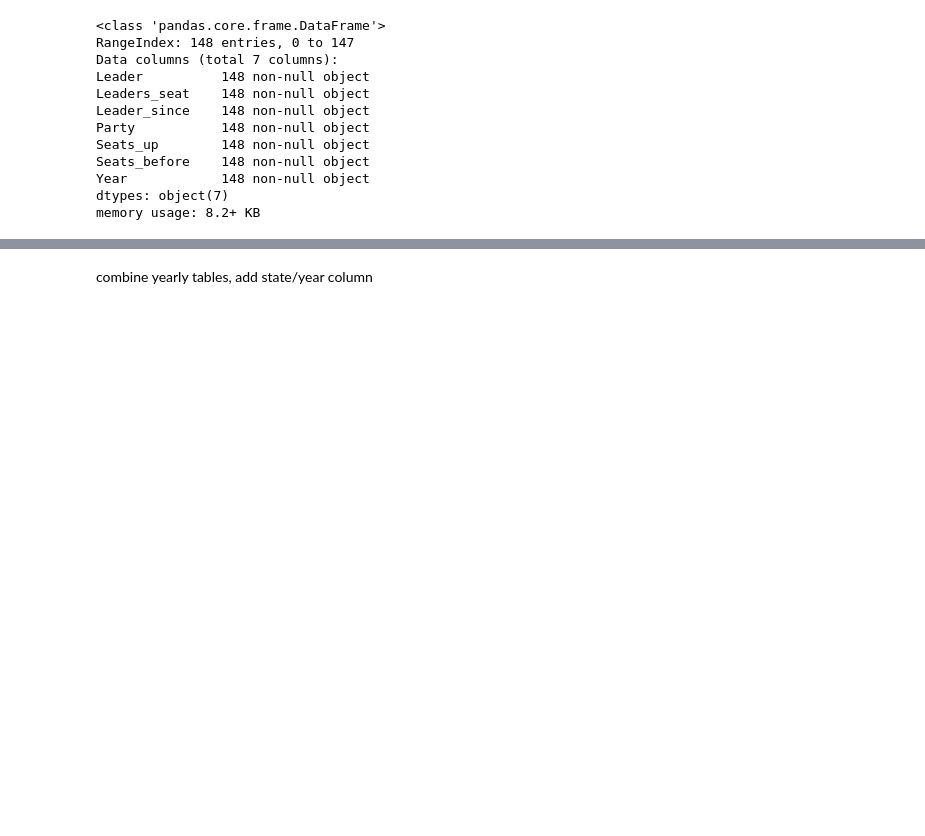
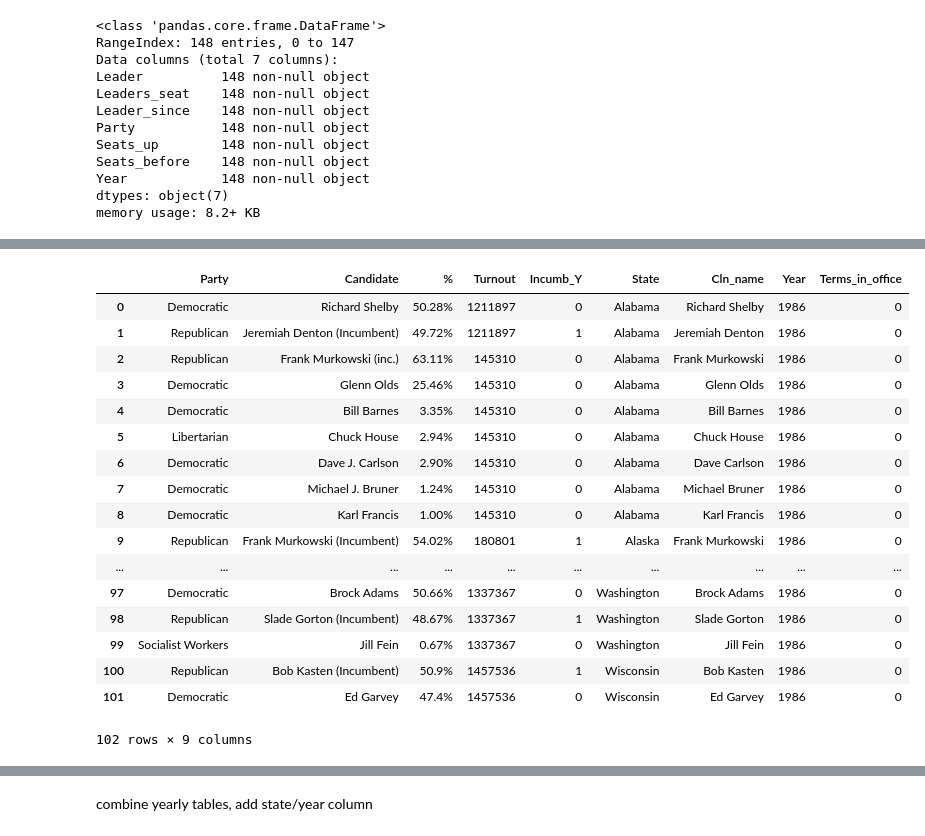
Before and after one commit to dfuller22/US_Senate_Election_Predictor, a Jupyter notebook: PlayG2.ipynb, the cells around one changed output, grey strips where cells are left out. Drawn from its saved outputs; the diff is of its cells as text; code cells hidden in the pictures; blank space fills up the shorter version.

```diff
--- a/PlayG2.ipynb
+++ b/PlayG2.ipynb
@@ -285,0 +272,23 @@ memory usage: 8.2+ KB
+# %%
+test2 = yr_st_mapped_full['1986'].copy()
+test2['Terms_in_office'] = 0
+test2
+# %% [output]
+|  | Party | Candidate | % | Turnout | Incumb_Y | State | Cln_name | Year | Terms_in_office |
+| 0 | Democratic | Richard Shelby | 50.28% | 1211897 | 0 | Alabama | Richard Shelby | 1986 | 0 |
+| 1 | Republican | Jeremiah Denton (Incumbent) | 49.72% | 1211897 | 1 | Alabama | Jeremiah Denton | 1986 | 0 |
+| 2 | Republican | Frank Murkowski (inc.) | 63.11% | 145310 | 0 | Alabama | Frank Murkowski | 1986 | 0 |
+| 3 | Democratic | Glenn Olds | 25.46% | 145310 | 0 | Alabama | Glenn Olds | 1986 | 0 |
+| 4 | Democratic | Bill Barnes | 3.35% | 145310 | 0 | Alabama | Bill Barnes | 1986 | 0 |
+| 5 | Libertarian | Chuck House | 2.94% | 145310 | 0 | Alabama | Chuck House | 1986 | 0 |
+| 6 | Democratic | Dave J. Carlson | 2.90% | 145310 | 0 | Alabama | Dave Carlson | 1986 | 0 |
+| 7 | Democratic | Michael J. Bruner | 1.24% | 145310 | 0 | Alabama | Michael Bruner | 1986 | 0 |
+| 8 | Democratic | Karl Francis | 1.00% | 145310 | 0 | Alabama | Karl Francis | 1986 | 0 |
+| 9 | Republican | Frank Murkowski (Incumbent) | 54.02% | 180801 | 1 | Alaska | Frank Murkowski | 1986 | 0 |
+| ... | ... | ... | ... | ... | ... | ... | ... | ... | ... |
+| 97 | Democratic | Brock Adams | 50.66% | 1337367 | 0 | Washington | Brock Adams | 1986 | 0 |
+| 98 | Republican | Slade Gorton (Incumbent) | 48.67% | 1337367 | 1 | Washington | Slade Gorton | 1986 | 0 |
+| 99 | Socialist Workers | Jill Fein | 0.67% | 1337367 | 0 | Washington | Jill Fein | 1986 | 0 |
+| 100 | Republican | Bob Kasten (Incumbent) | 50.9% | 1457536 | 1 | Wisconsin | Bob Kasten | 1986 | 0 |
+| 101 | Democratic | Ed Garvey | 47.4% | 1457536 | 0 | Wisconsin | Ed Garvey | 1986 | 0 |
+102 rows × 9 columns
```
Also changed, not shown: parts of 19 cells of this notebook, 5 other files.
